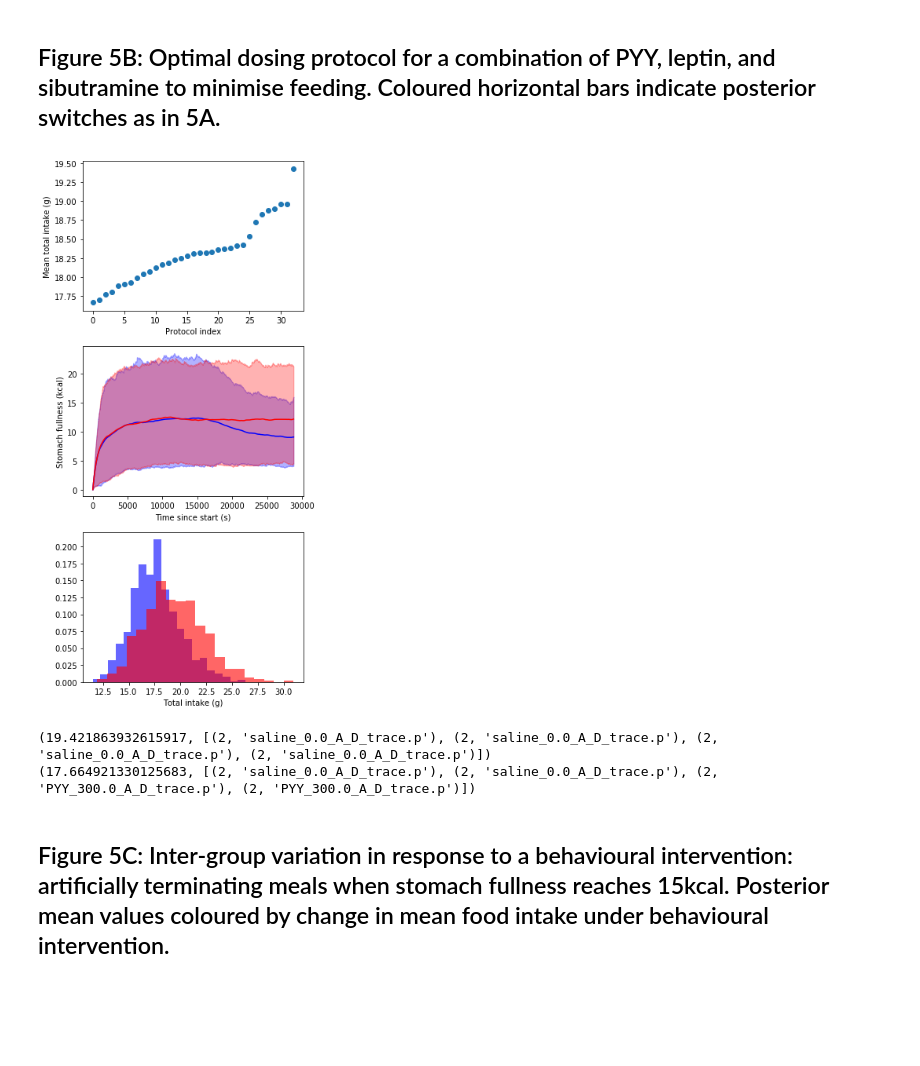
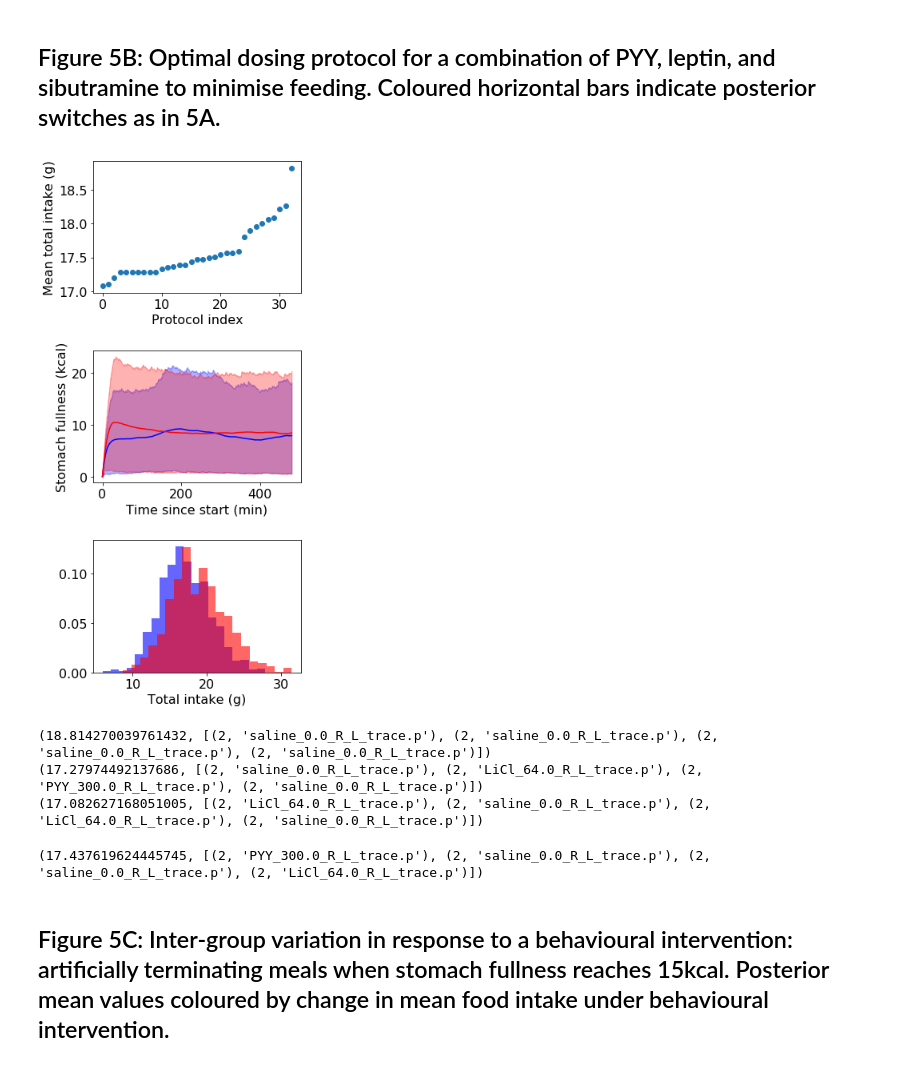
Before and after one commit to tomMcGrath/bayesian_feeding, a Jupyter notebook: Figure5.ipynb, the cells around one changed output. Cells and saved outputs as stored; diff of their text form; code cells hidden in the pictures; blank space fills up the shorter version.

```diff
--- a/Figure5.ipynb
+++ b/Figure5.ipynb
@@ -68,40 +69,47 @@ plt.show()
 reload(plots)
 reload(helpers)
 
 ## NOTE: default drug is the first one in the list
-druglist = ['saline_0.0_A_D_trace.p',
-            'PYY_300.0_A_D_trace.p',
-            'GLP-1_300.0_A_D_trace.p']
+druglist = ['saline_0.0_R_L_trace.p',
+            'LiCl_64.0_R_L_trace.p',
+            'PYY_300.0_R_L_trace.p']
 
 fig, axes, ranked_protocols = plots.optimise_protocols(group_dict,
                                                        druglist,
                                                        4,
                                                        2,
                                                        min_default=2,
                                                        num_samples=1000,
                                                        cutoff=300,
                                                        pc=5)
 ## Label axes
 axes[0].set_ylabel('Mean total intake (g)')
 axes[0].set_xlabel('Protocol index')
 
 axes[1].set_ylabel('Stomach fullness (kcal)')
-axes[1].set_xlabel('Time since start (s)')
+axes[1].set_xlabel('Time since start (min)')
 
 axes[2].set_xlabel('Total intake (g)')
 
 ## Save figure
 fig.tight_layout()
 plt.savefig('figures/5B.svg')
 
 plt.show()
 
 print ranked_protocols[-1]
+print ranked_protocols[5]
 print ranked_protocols[0]
+print ranked_protocols[15]
 # %% [output]
-[figure, old version]
+[figure, new version]
-(19.421863932615917, [(2, 'saline_0.0_A_D_trace.p'), (2, 'saline_0.0_A_D_trace.p'), (2, 'saline_0.0_A_D_trace.p'), (2, 'saline_0.0_A_D_trace.p')])
-(17.664921330125683, [(2, 'saline_0.0_A_D_trace.p'), (2, 'saline_0.0_A_D_trace.p'), (2, 'PYY_300.0_A_D_trace.p'), (2, 'PYY_300.0_A_D_trace.p')])
+(18.814270039761432, [(2, 'saline_0.0_R_L_trace.p'), (2, 'saline_0.0_R_L_trace.p'), (2, 'saline_0.0_R_L_trace.p'), (2, 'saline_0.0_R_L_trace.p')])
+(17.27974492137686, [(2, 'saline_0.0_R_L_trace.p'), (2, 'LiCl_64.0_R_L_trace.p'), (2, 'PYY_300.0_R_L_trace.p'), (2, 'saline_0.0_R_L_trace.p')])
+(17.082627168051005, [(2, 'LiCl_64.0_R_L_trace.p'), (2, 'saline_0.0_R_L_trace.p'), (2, 'LiCl_64.0_R_L_trace.p'), (2, 'saline_0.0_R_L_trace.p')])
+# %%
+print ranked_protocols[15]
+# %% [output]
+(17.437619624445745, [(2, 'PYY_300.0_R_L_trace.p'), (2, 'saline_0.0_R_L_trace.p'), (2, 'saline_0.0_R_L_trace.p'), (2, 'LiCl_64.0_R_L_trace.p')])
 # %% [markdown]
 ## Figure 5C: Inter-group variation in response to a behavioural intervention: artificially terminating meals when stomach fullness reaches 15kcal. Posterior mean values coloured by change in mean food intake under behavioural intervention.
 # %%
```
Also changed, not shown: parts of 12 cells of this notebook, 10 other files.
